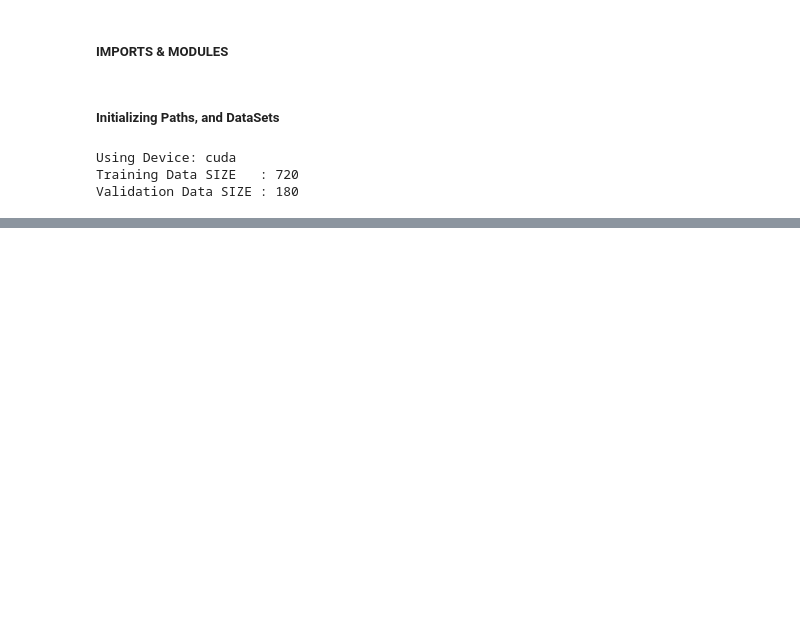
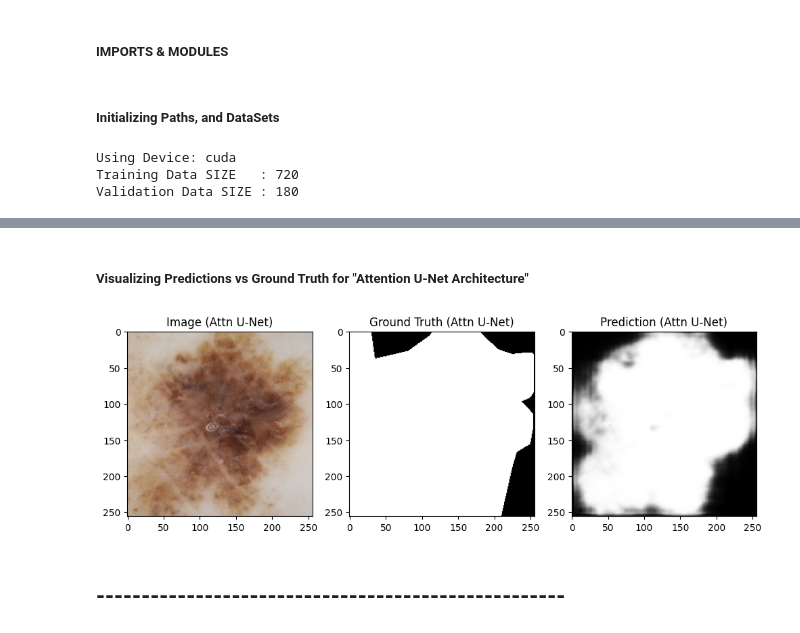
Before and after one commit to MTHC582/Deep-Learning-for-Medical-Image-Segmentation-and-Diagnosis, a Jupyter notebook: 2_Models_&Training.ipynb, the cells around one changed output, grey strips where cells are left out. Saved outputs shown, nothing was run; the diff lists cells and outputs as text; code cells hidden in the pictures; blank space fills up the shorter version.

```diff
--- a/2_Models_&Training.ipynb
+++ b/2_Models_&Training.ipynb
@@ -221,0 +406,11 @@ KeyboardInterrupt:
+# %%
+# import torch.optim as optim
+
+attention_model = AttentionUNet().to(device)
+
+attention_optimizer = optim.Adam(attention_model.parameters(), lr=1e-4)
+bce_loss = nn.BCEWithLogitsLoss() # Reuse existing BCEWithLogitsLoss
+
+attention_scheduler = torch.optim.lr_scheduler.ReduceLROnPlateau(
+    attention_optimizer, mode='max', patience=3, factor=0.5
+)
@@ -221,0 +501,3 @@ KeyboardInterrupt:
+# %%
+attention_model.load_state_dict(torch.load("models/best_attention_model.pth"))
+attention_model.eval()
@@ -221,0 +522,34 @@ KeyboardInterrupt:
+# %% [markdown]
+
+##### Visualizing Predictions vs Ground Truth for "Attention U-Net Architecture"
+# %%
+# import matplotlib.pyplot as plt
+
+images_attn, masks_attn = next(iter(val_loader))
+images_attn = images_attn.to(device)
+
+with torch.no_grad():
+    preds_attn = attention_model(images_attn)
+    preds_attn = torch.sigmoid(preds_attn)
+
+preds_attn = preds_attn.cpu().numpy()
+
+plt.figure(figsize=(12,6))
+
+plt.subplot(1,3,1)
+plt.title("Image (Attn U-Net)")
+plt.imshow(images_attn[0].cpu().permute(1,2,0))
+
+plt.subplot(1,3,2)
+plt.title("Ground Truth (Attn U-Net)")
+plt.imshow(masks_attn[0].squeeze(), cmap='gray')
+
+plt.subplot(1,3,3)
+plt.title("Prediction (Attn U-Net)")
+plt.imshow(preds_attn[0].squeeze(), cmap='gray')
+
+plt.show()
+# %% [output]
+[figure, added]
+# %% [markdown]
+## ----------------------------------------------------
```
Also changed, not shown: parts of 23 cells of this notebook.
